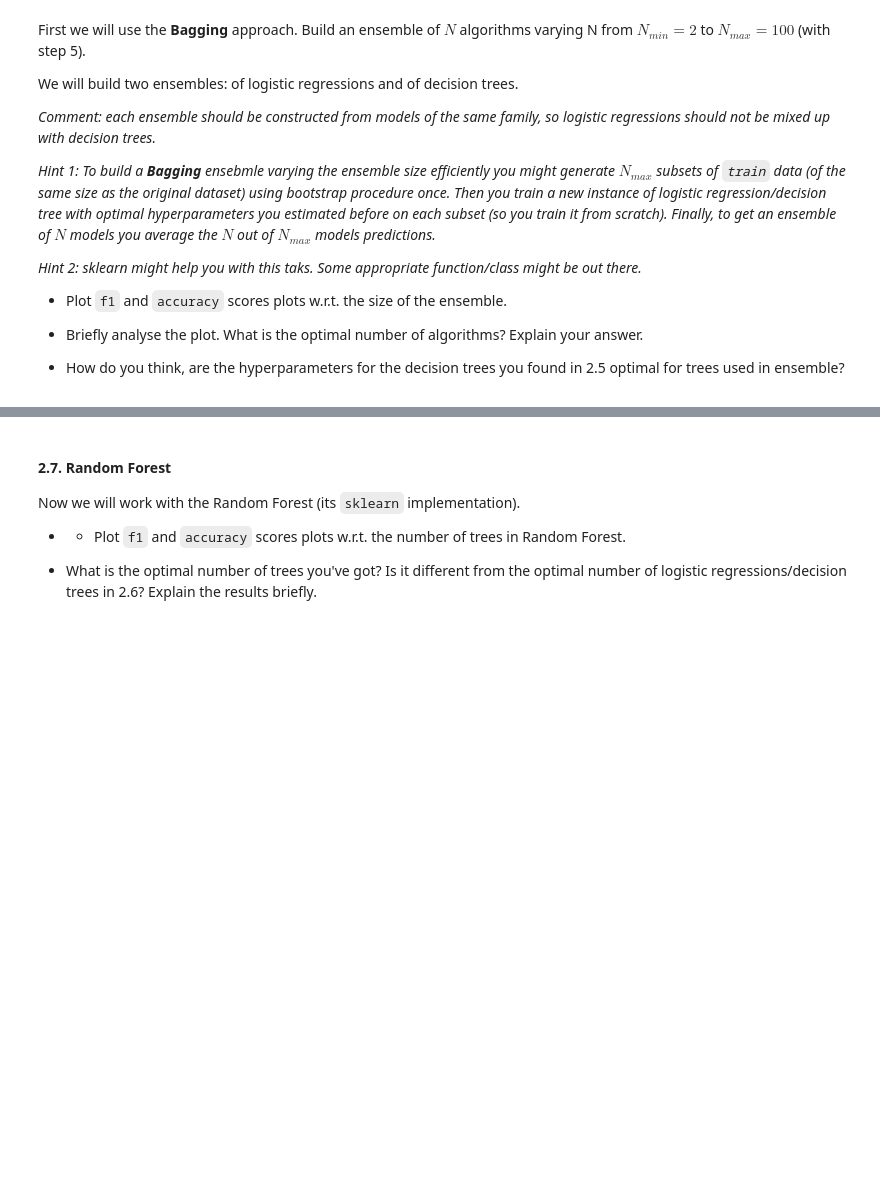
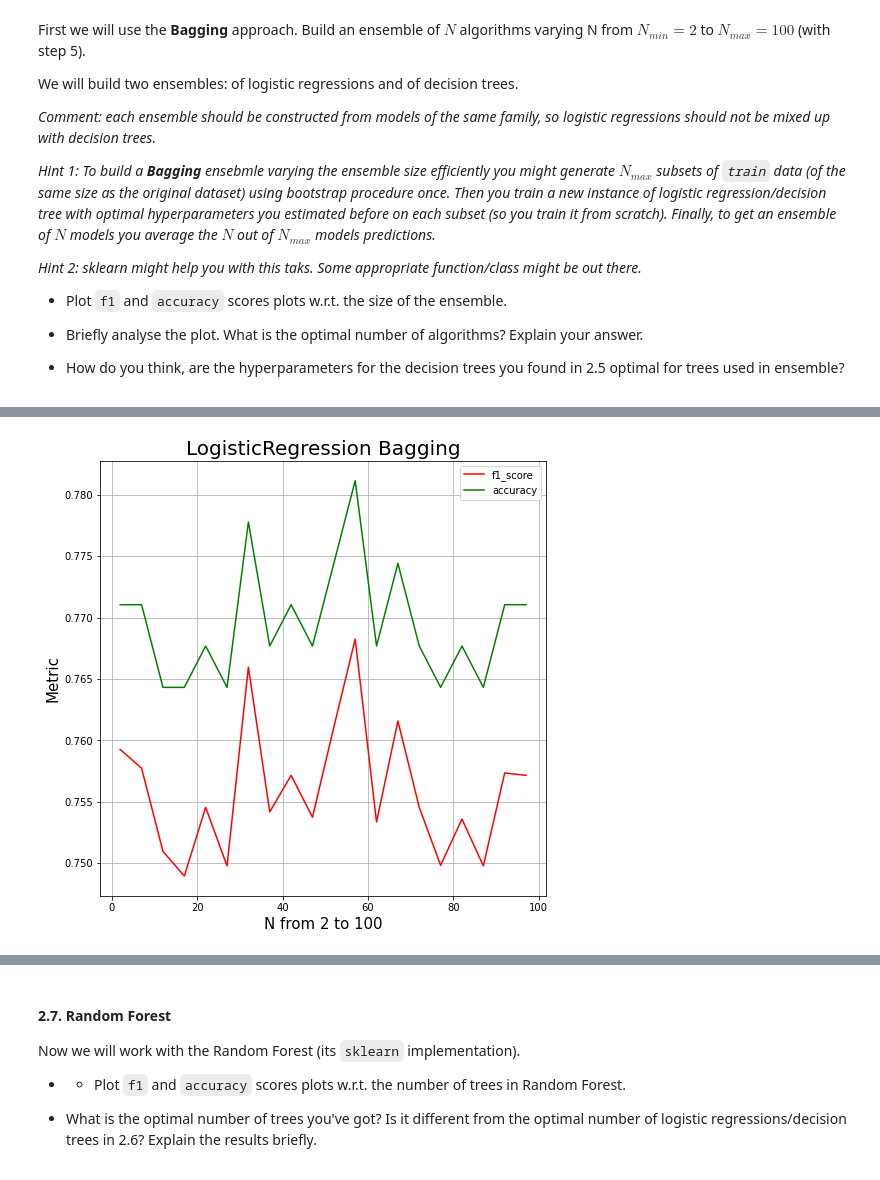
Before and after one commit to yashinrostislav/MADE_2021, a Jupyter notebook: term1/ml/Lab1_ML_pipeline_and_SVM/Lab1_part2_ml_pipeline.ipynb, the cells around one changed output, grey strips where cells are left out. Drawn from its saved outputs; the diff is of its cells as text; code cells hidden in the pictures; blank space fills up the shorter version.

```diff
--- a/term1/ml/Lab1_ML_pipeline_and_SVM/Lab1_part2_ml_pipeline.ipynb
+++ b/term1/ml/Lab1_ML_pipeline_and_SVM/Lab1_part2_ml_pipeline.ipynb
@@ -400,0 +391,19 @@ We will build two ensembles: of logistic regressions and of decision trees.
+# %%
+from sklearn.ensemble import BaggingClassifier
+
+bagging_logreg = BaggingClassifier(base_estimator=LogisticRegression(),
+                        bootstrap = True,
+                        n_estimators=10)
+# %%
+pipe_bagging_logreg = Pipeline([('scaler', StandardScaler()),
+                                ('clf', bagging_logreg)])
+# %%
+%%time
+estimators_range = range(2, 100, 5)
+f1_list = []
+accuracy_list = []
+for n_est in estimators_range:
+    pipe_bagging_logreg.set_params(clf__n_estimators=n_est)
+    pipe_bagging_logreg.fit(X_train, y_train)
+    f1_list.append(f1_score(y_test, pipe_bagging_logreg.predict(X_test), average='macro'))
+    accuracy_list.append(accuracy_score(y_test, pipe_bagging_logreg.predict(X_test)))
@@ -400,0 +413,17 @@ We will build two ensembles: of logistic regressions and of decision trees.
+# %%
+fig = plt.figure(figsize = (8,8))
+ax = fig.add_subplot(1,1,1)
+ax.set_xlabel('N from 2 to 100', fontsize = 15)
+ax.set_ylabel('Metric', fontsize = 15)
+ax.set_title('LogisticRegression Bagging', fontsize = 20)
+targets = ['f1_score', 'accuracy']
+metrics_list = [f1_list, accuracy_list]
+colors = ['r', 'g']
+for target, color in zip(metrics_list, colors):
+    ax.plot(estimators_range
+               , target
+               , c = color)
+ax.legend(targets)
+ax.grid()
+# %% [output]
+[figure, added]
```
Also changed, not shown: parts of 30 cells of this notebook.
